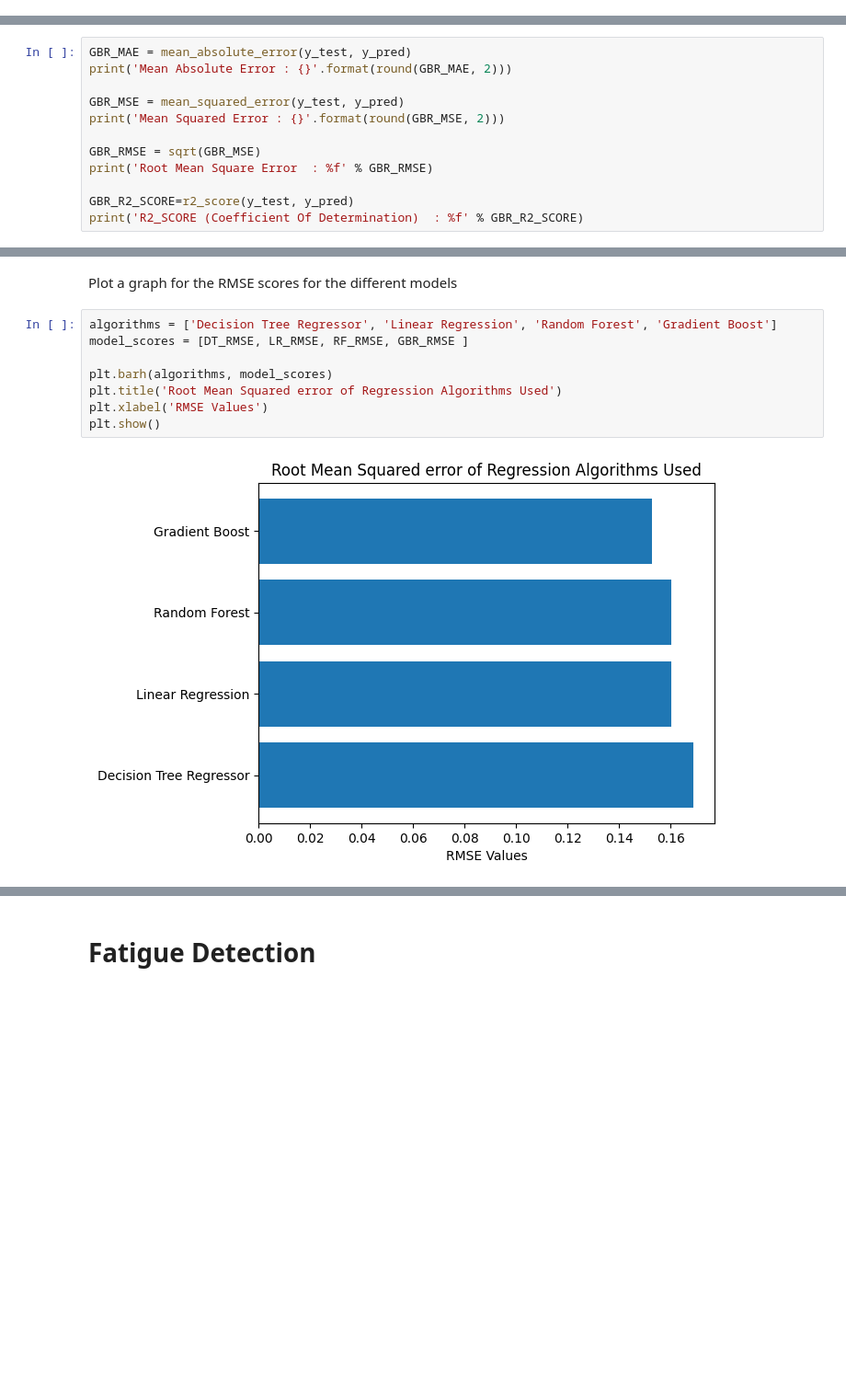
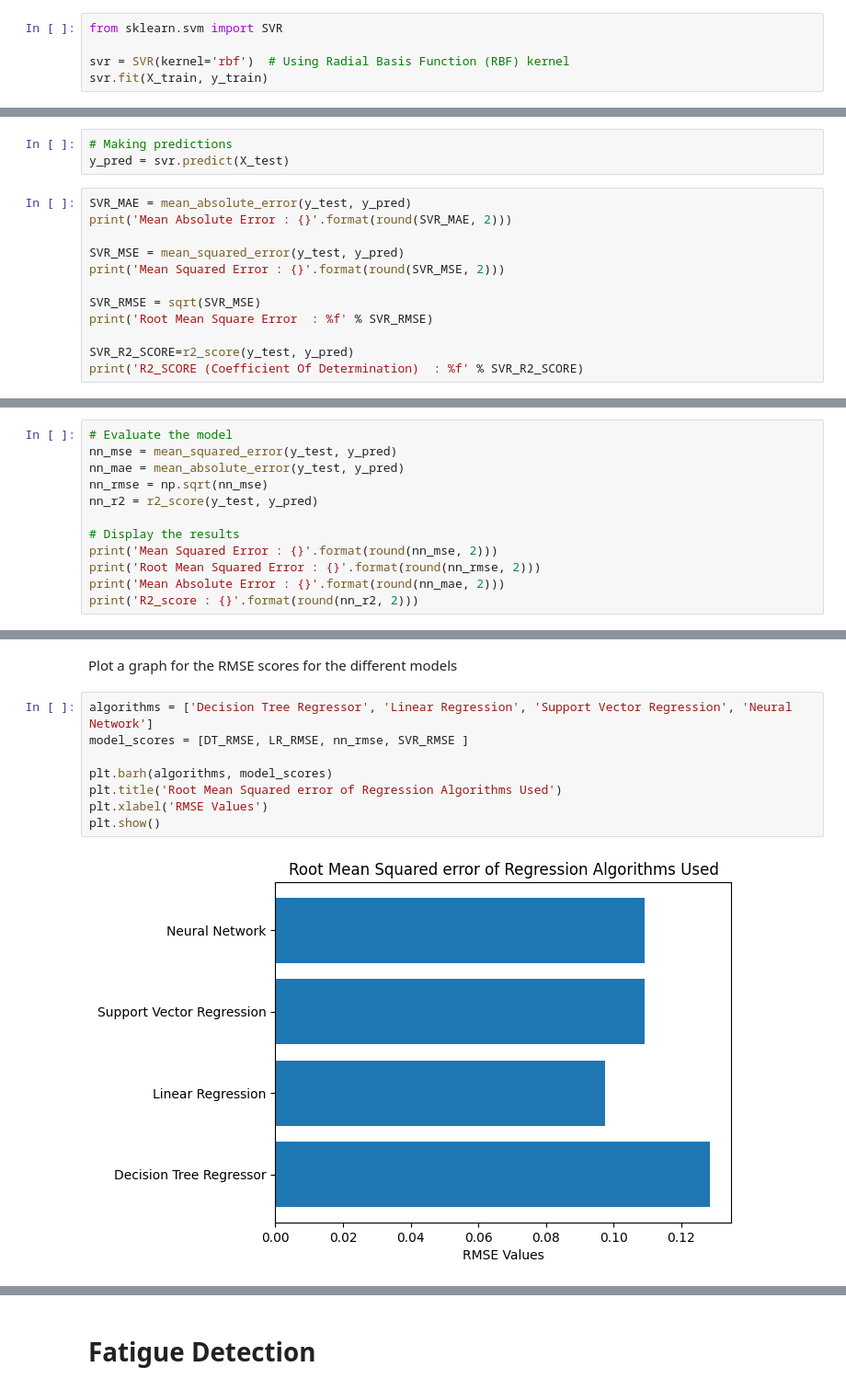
Before and after one commit to ajeuphoria/MSc-Dissertation-Project, a Jupyter notebook: MSc_Final_Project.ipynb, the cells around one changed output, grey strips where cells are left out. Shown at 92% size. Cells and saved outputs as stored; diff of their text form; blank space fills up the shorter version.

```diff
--- a/MSc_Final_Project.ipynb
+++ b/MSc_Final_Project.ipynb
@@ -525,0 +490,5 @@ y_pred = GBR.predict(X_test)
+# %%
+from sklearn.svm import SVR
+
+svr = SVR(kernel='rbf')  # Using Radial Basis Function (RBF) kernel
+svr.fit(X_train, y_train)
@@ -526,13 +497,16 @@ y_pred = GBR.predict(X_test)
+# %%
+# Making predictions
+y_pred = svr.predict(X_test)
 # %%
-GBR_MAE = mean_absolute_error(y_test, y_pred)
-print('Mean Absolute Error : {}'.format(round(GBR_MAE, 2)))
+SVR_MAE = mean_absolute_error(y_test, y_pred)
+print('Mean Absolute Error : {}'.format(round(SVR_MAE, 2)))
 
-GBR_MSE = mean_squared_error(y_test, y_pred)
-print('Mean Squared Error : {}'.format(round(GBR_MSE, 2)))
+SVR_MSE = mean_squared_error(y_test, y_pred)
+print('Mean Squared Error : {}'.format(round(SVR_MSE, 2)))
 
-GBR_RMSE = sqrt(GBR_MSE)
-print('Root Mean Square Error  : %f' % GBR_RMSE)
+SVR_RMSE = sqrt(SVR_MSE)
+print('Root Mean Square Error  : %f' % SVR_RMSE)
 
-GBR_R2_SCORE=r2_score(y_test, y_pred)
-print('R2_SCORE (Coefficient Of Determination)  : %f' % GBR_R2_SCORE)
+SVR_R2_SCORE=r2_score(y_test, y_pred)
+print('R2_SCORE (Coefficient Of Determination)  : %f' % SVR_R2_SCORE)
 # %% [output]
@@ -542,0 +554,12 @@ R2_SCORE (Coefficient Of Determination)  : 0.977795
+# %%
+# Evaluate the model
+nn_mse = mean_squared_error(y_test, y_pred)
+nn_mae = mean_absolute_error(y_test, y_pred)
+nn_rmse = np.sqrt(nn_mse)
+nn_r2 = r2_score(y_test, y_pred)
+
+# Display the results
+print('Mean Squared Error : {}'.format(round(nn_mse, 2)))
+print('Root Mean Squared Error : {}'.format(round(nn_rmse, 2)))
+print('Mean Absolute Error : {}'.format(round(nn_mae, 2)))
+print('R2_score : {}'.format(round(nn_r2, 2)))
@@ -543,12 +579,12 @@ R2_SCORE (Coefficient Of Determination)  : 0.977795
 # %% [markdown]
 Plot a graph for the RMSE scores for the different models
 # %%
-algorithms = ['Decision Tree Regressor', 'Linear Regression', 'Random Forest', 'Gradient Boost']
-model_scores = [DT_RMSE, LR_RMSE, RF_RMSE, GBR_RMSE ]
+algorithms = ['Decision Tree Regressor', 'Linear Regression', 'Support Vector Regression', 'Neural Network']
+model_scores = [DT_RMSE, LR_RMSE, nn_rmse, SVR_RMSE ]
 
 plt.barh(algorithms, model_scores)
 plt.title('Root Mean Squared error of Regression Algorithms Used')
 plt.xlabel('RMSE Values')
 plt.show()
 # %% [output]
-[figure, old version]
+[figure, new version]
```
Also changed, not shown: parts of 85 cells of this notebook.
